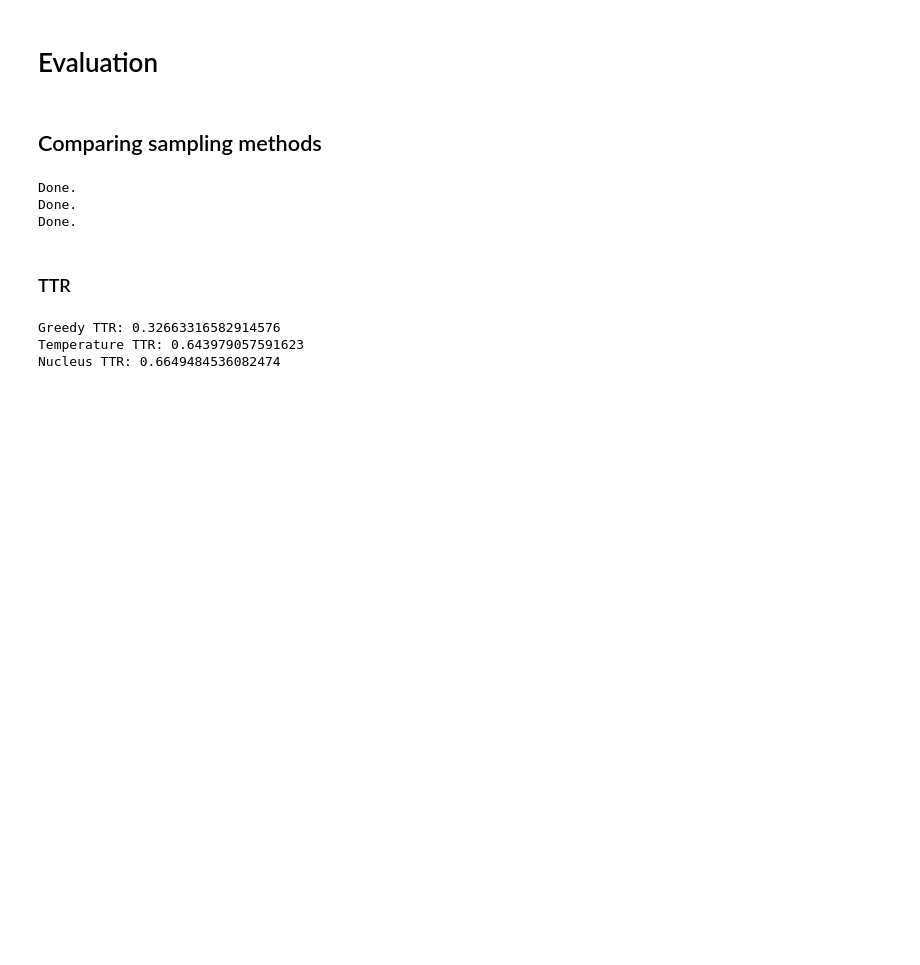
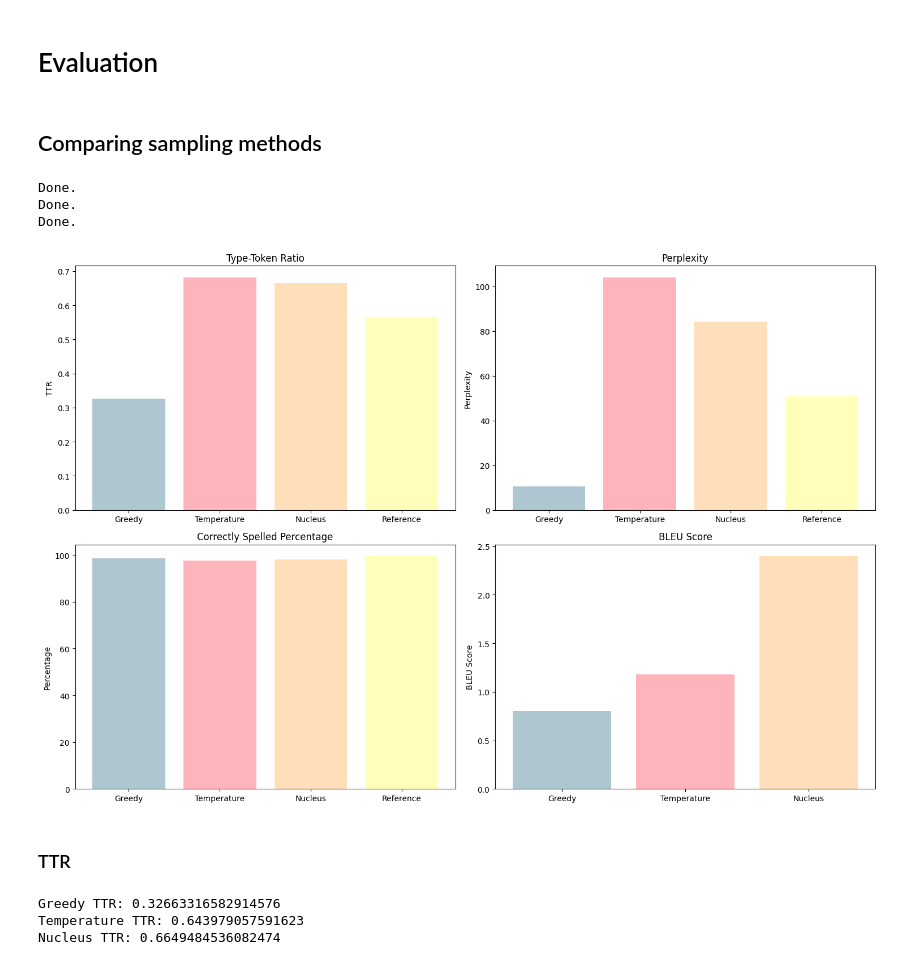
Before and after one commit to ttperr/DD2424-DL-Text_Gen_Project, a Jupyter notebook: evaluation.ipynb, the cells around one changed output. Cells and saved outputs as stored; diff of their text form; code cells hidden in the pictures; blank space fills up the shorter version.

```diff
--- a/evaluation.ipynb
+++ b/evaluation.ipynb
@@ -265,6 +265,38 @@ nucleus_text = generate_from_text(temperature=0.8, p=0.9, prompt='A', doPrint=Fa
 Done.
 Done.
 Done.
+# %%
+reference_text = alice[-1000:]
+
+ttr_scores = [calculate_ttr(greedy_text), calculate_ttr(temperature_text), calculate_ttr(nucleus_text), calculate_ttr(reference_text)]
+perplexity_scores = [calculate_perplexity(greedy_text, gpt2_model, tokenizer, device), calculate_perplexity(temperature_text, gpt2_model, tokenizer, device),
+                     calculate_perplexity(nucleus_text, gpt2_model, tokenizer, device), calculate_perplexity(reference_text, gpt2_model, tokenizer, device)]
+correctly_spelled_percentages = [calculate_correctly_spelled_percentage(greedy_text), calculate_correctly_spelled_percentage(temperature_text),
+                                 calculate_correctly_spelled_percentage(nucleus_text), calculate_correctly_spelled_percentage(reference_text)]
+bleu_scores = [calculate_bleu_score(reference_text, greedy_text), calculate_bleu_score(reference_text, temperature_text),
+               calculate_bleu_score(reference_text, nucleus_text), 100.0]
+bleu_scores = [bleu * 100 for bleu in bleu_scores]
+
+methods = ['Greedy', 'Temperature', 'Nucleus', 'Reference']
+pastel_colors = ['#aec6cf', '#ffb3ba', '#ffdfba', '#ffffba']
+
+fig, ax = plt.subplots(2, 2, figsize=(15, 10))
+ax[0, 0].bar(methods, ttr_scores, color=pastel_colors)
+ax[0, 0].set_title('Type-Token Ratio')
+ax[0, 0].set_ylabel('TTR')
+ax[0, 1].bar(methods, perplexity_scores, color=pastel_colors)
+ax[0, 1].set_title('Perplexity')
+ax[0, 1].set_ylabel('Perplexity')
+ax[1, 0].bar(methods, correctly_spelled_percentages, color=pastel_colors)
+ax[1, 0].set_title('Correctly Spelled Percentage')
+ax[1, 0].set_ylabel('Percentage')
+ax[1, 1].bar(methods[:3], bleu_scores[:3], color=pastel_colors)
+ax[1, 1].set_title('BLEU Score')
+ax[1, 1].set_ylabel('BLEU Score')
+plt.tight_layout()
+plt.show()
+# %% [output]
+[figure, added]
 # %% [markdown]
 ### TTR
 # %%
```
Also changed, not shown: parts of 14 cells of this notebook.
